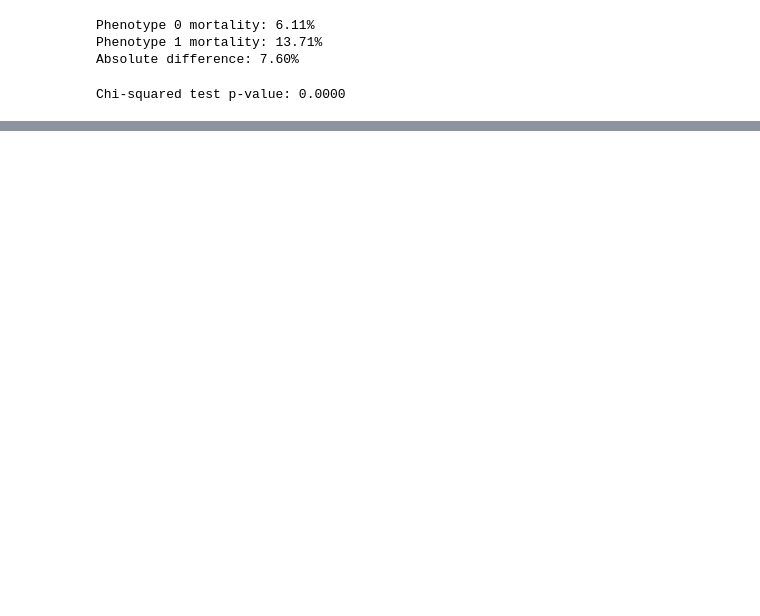
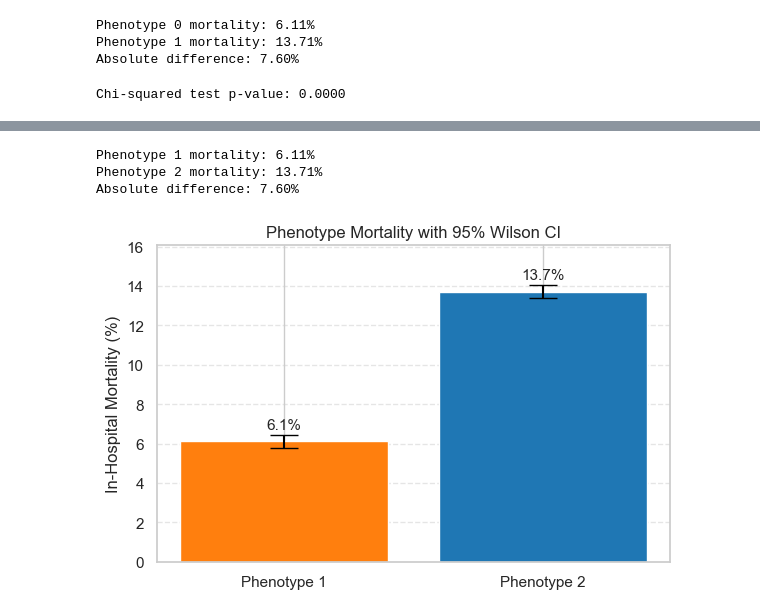
Before and after one commit to Aditya-2204/AI-Discovery-of-Novel-Longitudinal-Disease-Phenotypes-in-Electronic-Health-Records, a Jupyter notebook: pheno_analysis.ipynb, the cells around one changed output, grey strips where cells are left out. Saved outputs shown, nothing was run; the diff lists cells and outputs as text; code cells hidden in the pictures; blank space fills up the shorter version.

```diff
--- a/pheno_analysis.ipynb
+++ b/pheno_analysis.ipynb
@@ -81,0 +83,77 @@ Passing `palette` without assigning `hue` is deprecated and will be removed in v
+# %%
+import pandas as pd
+import numpy as np
+import matplotlib.pyplot as plt
+
+# ----------------------------
+# Load data
+# ----------------------------
+pheno0 = pd.read_csv("results/Biomarker-Projection-Phenotype-0.csv")
+pheno1 = pd.read_csv("results/Biomarker-Projection-Phenotype-1.csv")
+
+# Mortality as proportions
+p0 = pheno0["died_in_hospital"].mean()
+p1 = pheno1["died_in_hospital"].mean()
+
+n0, n1 = len(pheno0), len(pheno1)
+
+print(f"Phenotype 1 mortality: {p0*100:.2f}%")
+print(f"Phenotype 2 mortality: {p1*100:.2f}%")
+print(f"Absolute difference: {abs(p0-p1)*100:.2f}%")
+
+# ----------------------------
+# Wilson confidence interval
+# ----------------------------
+def wilson_ci(p, n, z=1.96):
+    denom = 1 + z**2 / n
+    center = (p + z**2 / (2*n)) / denom
+    half = z * np.sqrt((p*(1-p) + z**2/(4*n)) / n) / denom
+    return center - half, center + half
+
+ci0_low, ci0_high = wilson_ci(p0, n0)
+ci1_low, ci1_high = wilson_ci(p1, n1)
+
+# Convert to percentages for plotting
+mortality_pct = [p0*100, p1*100]
+
+ci_lower = [(p0 - ci0_low)*100, (p1 - ci1_low)*100]
+ci_upper = [(ci0_high - p0)*100, (ci1_high - p1)*100]
+
+# ----------------------------
+# Plot
+# ----------------------------
+clusters = ["Phenotype 1", "Phenotype 2"]
+colors = ["tab:orange", "tab:blue"]  # light blue, light orange
+
+plt.figure(figsize=(6, 4))
+plt.bar(
+    clusters,
+    mortality_pct,
+    yerr=[ci_lower, ci_upper],
+    capsize=10,
+    color=colors,
+    error_kw=dict(ecolor="black", lw=1.5)
+)
+
+plt.ylabel("In-Hospital Mortality (%)")
+plt.title("Phenotype Mortality with 95% Wilson CI")
+plt.ylim(0, max(mortality_pct) + max(ci_upper) + 2)
+plt.grid(axis="y", linestyle="--", alpha=0.5)
+
+# Annotate bars
+for i, rate in enumerate(mortality_pct):
+    plt.text(
+        i,
+        rate + ci_upper[i] + 0.3,
+        f"{rate:.1f}%",
+        ha="center",
+        fontsize=11
+    )
+
+plt.tight_layout()
+plt.show()
+# %% [output]
+Phenotype 1 mortality: 6.11%
+Phenotype 2 mortality: 13.71%
+Absolute difference: 7.60%
+[figure, added]
```
Also changed, not shown: parts of 1 cell of this notebook, 6 other files.
